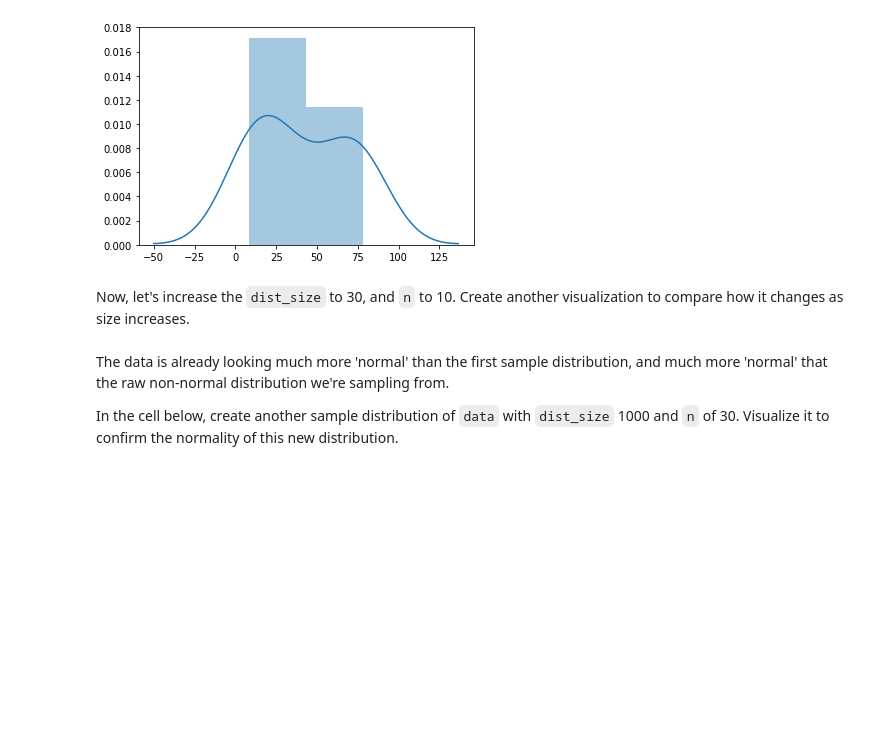
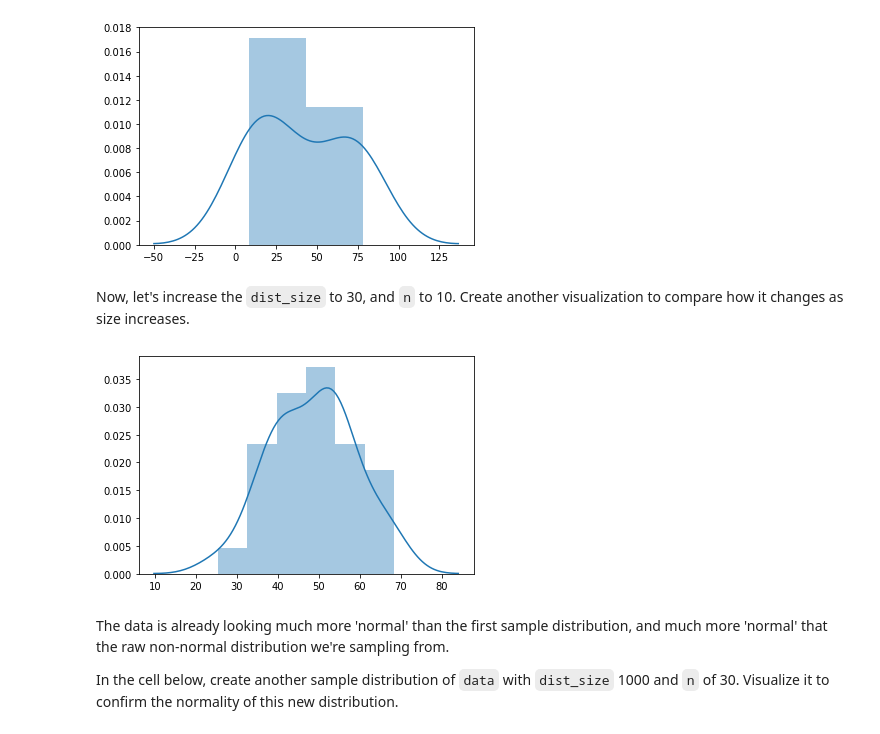
Before and after one commit to rmlevy1/dsc-central-limit-theorem-lab-nyc-ds-021720, a Jupyter notebook: index.ipynb, the cells around one changed output. Cells and saved outputs as stored; diff of their text form; code cells hidden in the pictures; blank space fills up the shorter version.

```diff
--- a/index.ipynb
+++ b/index.ipynb
@@ -144,8 +144,10 @@ sns.distplot(sample_dist_10);
 # %% [markdown]
 Now, let's increase the `dist_size` to 30, and `n` to 10.  Create another visualization to compare how it changes as size increases.
 # %%
-sample_dist_30 = create_sample_distribution(d, 30, 10)
+sample_dist_30 = create_sample_distribution(df, 30, 10)
 sns.distplot(sample_dist_30);
+# %% [output]
+[figure, added]
 # %% [markdown]
 The data is already looking much more 'normal' than the first sample distribution, and much more 'normal' that the raw non-normal distribution we're sampling from.
 
```
